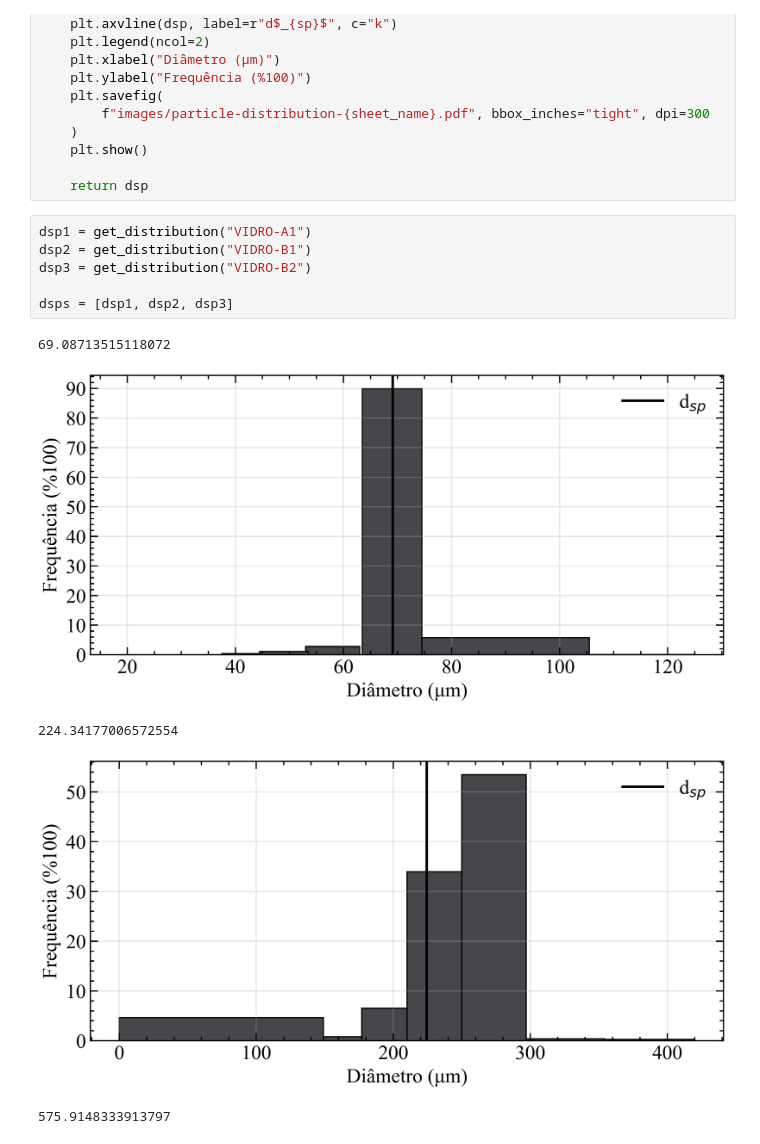
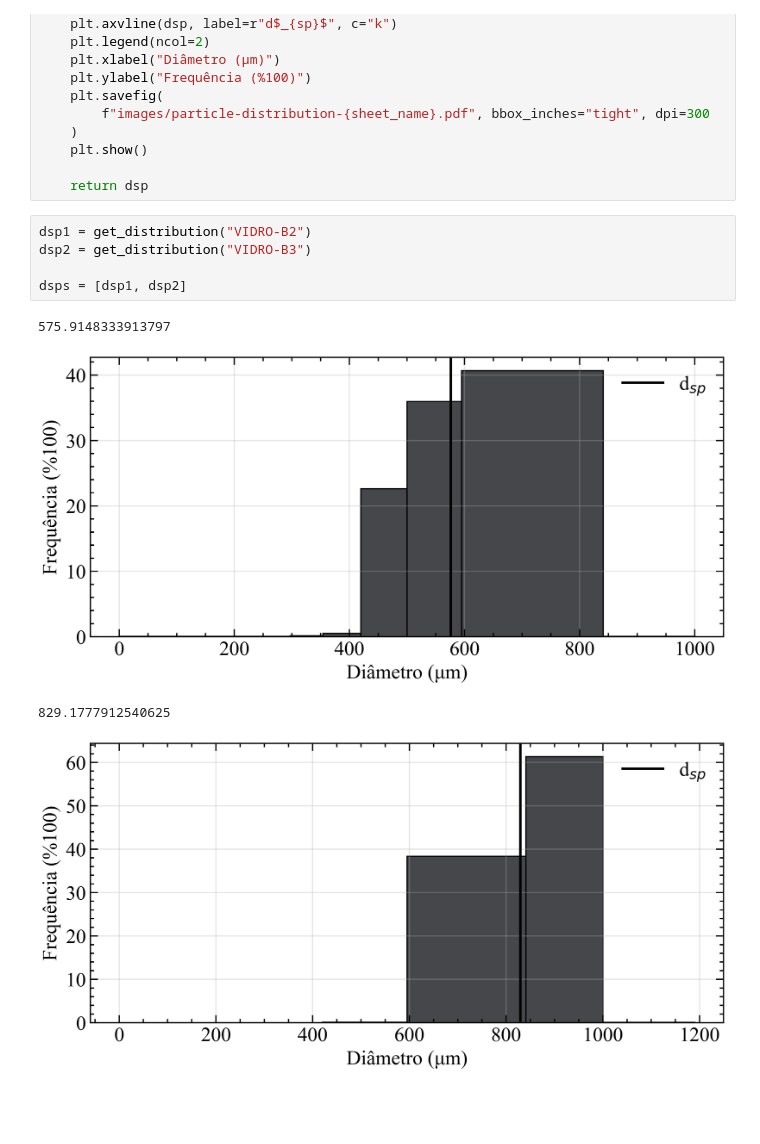
Before and after one commit to ViniMelloeMuller/fluidization-AE, a Jupyter notebook: particles.ipynb, the cells around one changed output. Cells and saved outputs as stored; diff of their text form; blank space fills up the shorter version.

```diff
--- a/particles.ipynb
+++ b/particles.ipynb
@@ -38,14 +38,12 @@ def get_distribution(sheet_name: str) -> float:
 
     return dsp
 # %%
-dsp1 = get_distribution("VIDRO-A1")
-dsp2 = get_distribution("VIDRO-B1")
-dsp3 = get_distribution("VIDRO-B2")
+dsp1 = get_distribution("VIDRO-B2")
+dsp2 = get_distribution("VIDRO-B3")
 
-dsps = [dsp1, dsp2, dsp3]
+dsps = [dsp1, dsp2]
 # %% [output]
-69.08713515118072
+575.9148333913797
-[figure, old version]
+[figure, new version]
-224.34177006572554
+829.1777912540625
-[figure, old version]
+[figure, new version]
-575.9148333913797
```
Also changed, not shown: parts of 2 cells of this notebook, 34 other files.
